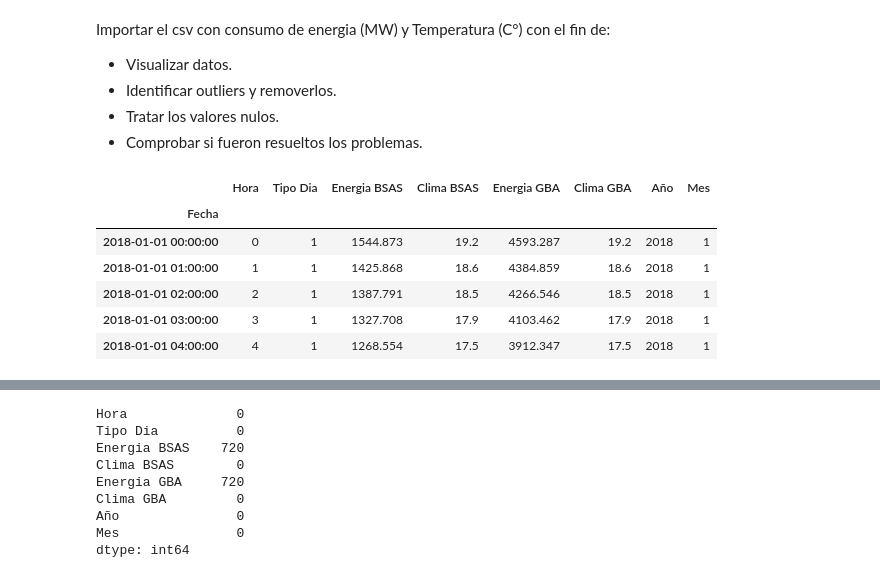
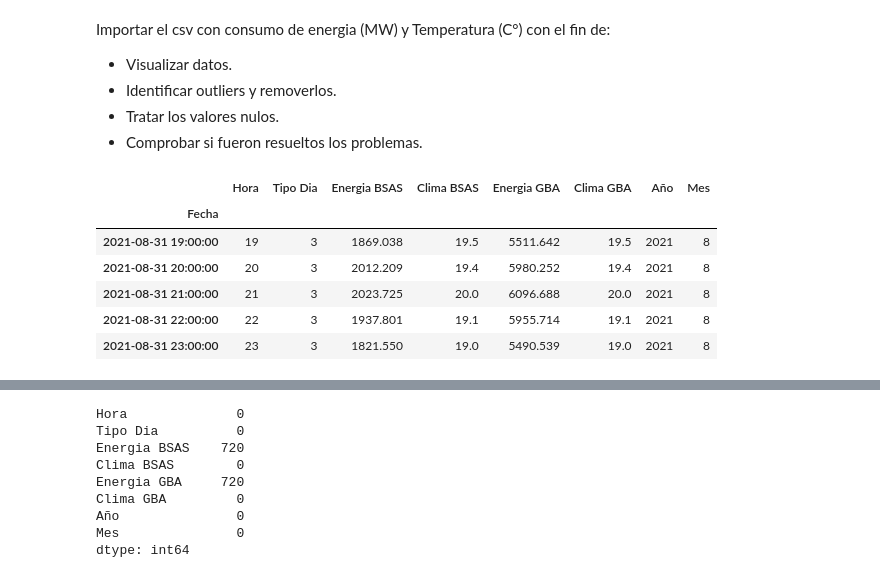
Before and after one commit to IlicicAxel/Energia_Forecast, a Jupyter notebook: Energia_EDA.ipynb, the cells around one changed output, grey strips where cells are left out. Saved outputs shown, nothing was run; the diff lists cells and outputs as text; code cells hidden in the pictures.

```diff
--- a/Energia_EDA.ipynb
+++ b/Energia_EDA.ipynb
@@ -16,18 +61,20 @@ Importar el csv con consumo de energia (MW) y Temperatura (C°) con el fin de:
 # %%
 # Importar csv que posee Consumo de energia y Temperatura de 23 provincias + CABA.
 df = pd.read_csv("BASE.csv", header = 0, parse_dates = [0], index_col = 0, dayfirst=True)
 df = df.iloc[:,:6] # Seleccionar la información para la Provincia de Buenos Aires y GBA.
 df['Año'] = pd.DatetimeIndex(df.index).year
 df['Mes'] = pd.DatetimeIndex(df.index).month
-df.head()
+#split dataframe before september 2021
+df = df[df.index < '2021-09-01 00:00:00']
+df.tail()
 # %% [output]
 |  | Hora | Tipo Dia | Energia BSAS | Clima BSAS | Energia GBA | Clima GBA | Año | Mes |
 | Fecha |  |  |  |  |  |  |  |  |
-| 2018-01-01 00:00:00 | 0 | 1 | 1544.873 | 19.2 | 4593.287 | 19.2 | 2018 | 1 |
-| 2018-01-01 01:00:00 | 1 | 1 | 1425.868 | 18.6 | 4384.859 | 18.6 | 2018 | 1 |
-| 2018-01-01 02:00:00 | 2 | 1 | 1387.791 | 18.5 | 4266.546 | 18.5 | 2018 | 1 |
-| 2018-01-01 03:00:00 | 3 | 1 | 1327.708 | 17.9 | 4103.462 | 17.9 | 2018 | 1 |
-| 2018-01-01 04:00:00 | 4 | 1 | 1268.554 | 17.5 | 3912.347 | 17.5 | 2018 | 1 |
+| 2021-08-31 19:00:00 | 19 | 3 | 1869.038 | 19.5 | 5511.642 | 19.5 | 2021 | 8 |
+| 2021-08-31 20:00:00 | 20 | 3 | 2012.209 | 19.4 | 5980.252 | 19.4 | 2021 | 8 |
+| 2021-08-31 21:00:00 | 21 | 3 | 2023.725 | 20.0 | 6096.688 | 20.0 | 2021 | 8 |
+| 2021-08-31 22:00:00 | 22 | 3 | 1937.801 | 19.1 | 5955.714 | 19.1 | 2021 | 8 |
+| 2021-08-31 23:00:00 | 23 | 3 | 1821.550 | 19.0 | 5490.539 | 19.0 | 2021 | 8 |
 # %%
 #Estadisticas descriptivas
 df.describe()
```
Also changed, not shown: parts of 12 cells of this notebook, 2 other files.
